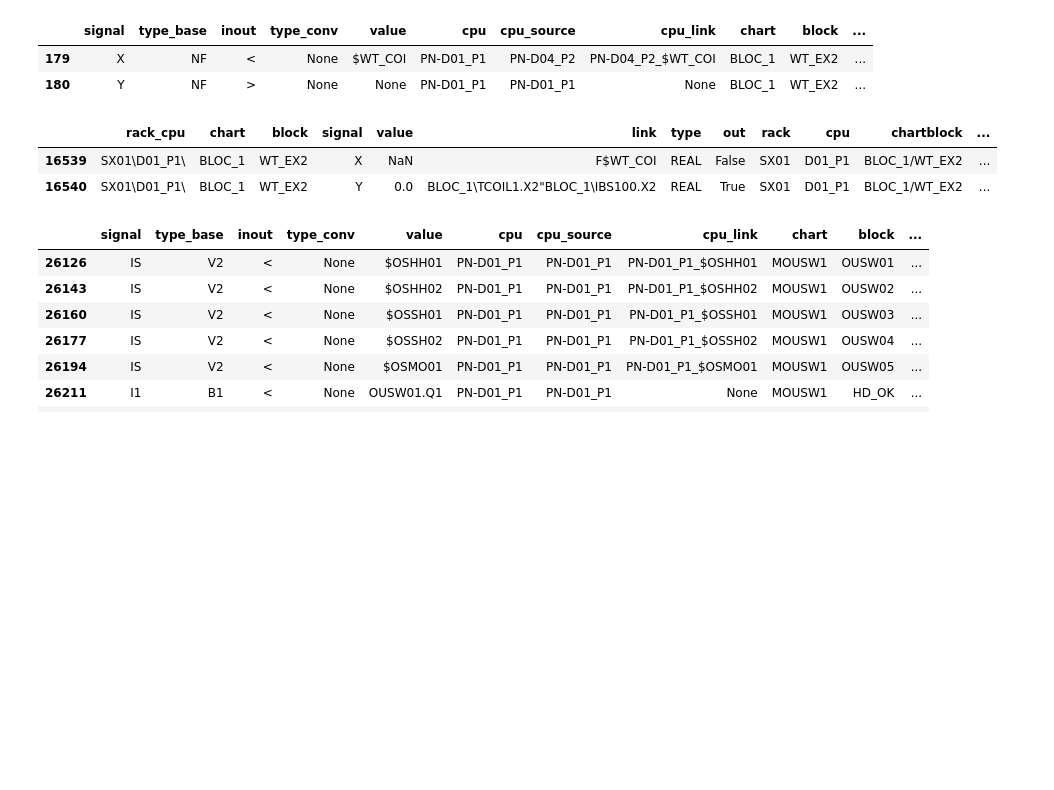
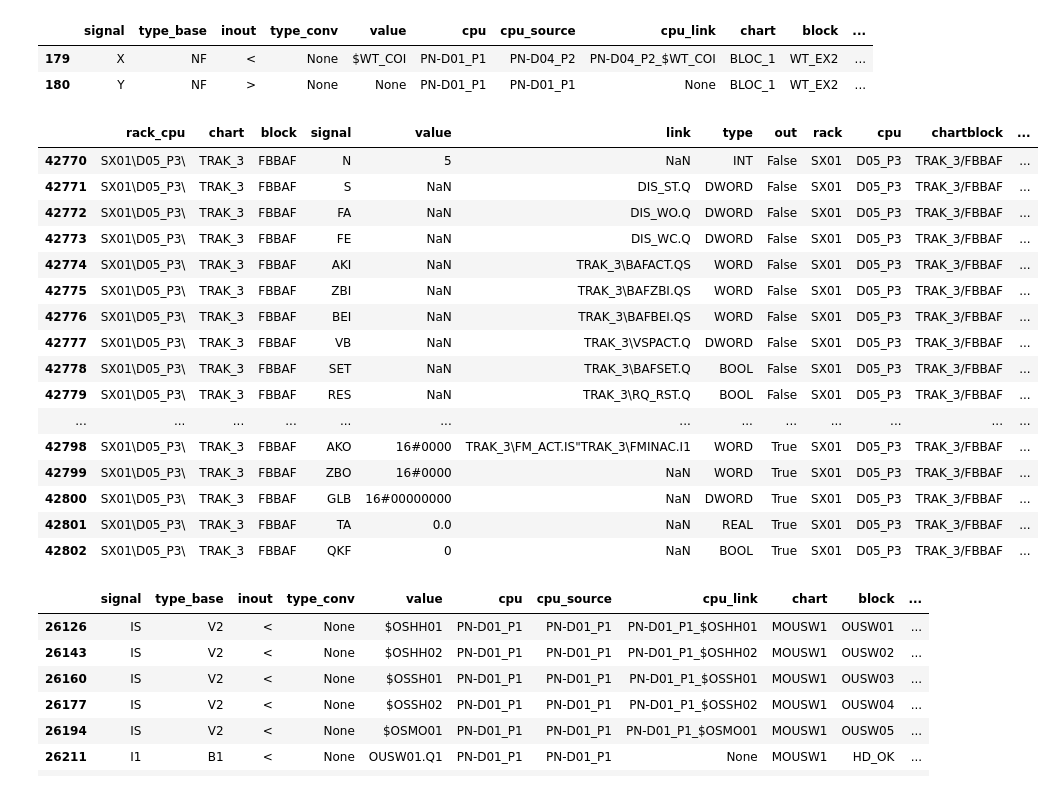
Before and after one commit to tunmustard/pi, a Jupyter notebook: comparator_advanced_combined.ipynb, the cells around one changed output. Cells and saved outputs as stored; diff of their text form; code cells hidden in the pictures; blank space fills up the shorter version.

```diff
--- a/comparator_advanced_combined.ipynb
+++ b/comparator_advanced_combined.ipynb
@@ -60,13 +60,13 @@ CSV_DELIMITER = "," #CAN BE ; or ,
 PATH_TO_DATA = '/notebooks/pinda/data'
 ###PATH #1
 #PATH_TO_STRUCG_1 = '/notebooks/pinda/data/eko/test_1'
-PATH_TO_STRUCG_1 = '/notebooks/pinda/data/eko/test_1'  #' ##debug
-#PATH_TO_STRUCG_1 = '/notebooks/pinda/data/alcanc16_07_2019'
+#PATH_TO_STRUCG_1 = '/notebooks/pinda/data/eko/test_1'  #' ##debug
+PATH_TO_STRUCG_1 = '/notebooks/pinda/data/eko/200117_after_tool'
 PATH_TO_TDC_DATA_1 = '' #AMEH_SX01_PS_20200130.csv
 ###PATH #2
 #PATH_TO_STRUCG_2 = '/notebooks/pinda/data/eko/test_2'
 PATH_TO_STRUCG_2 = ''
-PATH_TO_TDC_DATA_2 = 'AMEH_SX22_PS_20200217.csv'
+PATH_TO_TDC_DATA_2 = 'AMEH_SX01_PS_20200304.csv'
 
 PATH_TO_REPORTS = '/notebooks/pinda/reports'
 FILE_1_NAME_TEMP1 = '@source1_progress_bkup_1.csv'
@@ -77,7 +77,7 @@ FILE_2_NAME_TEMP2 = '@source2_progress_bkup_2.csv'
 FILE_2_NAME_TEMP3 = '@source2_progress_bkup_3.csv'
 
 #SD parsing parameters
-SD_RACK_NAMES = ['vx01']
+SD_RACK_NAMES = ['sx01']
 #SD_RACK_NAMES = ['tx01']
 IGNORE_CHART = ['@SIMD']
 
@@ -1252,11 +1262,25 @@ sd1_data_s3[(sd1_data_s3["chart"]=="BLOC_1")&(sd1_data_s3["block"]=="WT_EX2")]
 | 179 | X | NF | < | None | $WT_COI | PN-D01_P1 | PN-D04_P2 | PN-D04_P2_$WT_COI | BLOC_1 | WT_EX2 | ... |
 | 180 | Y | NF | > | None | None | PN-D01_P1 | PN-D01_P1 | None | BLOC_1 | WT_EX2 | ... |
 # %%
-tdc2_data_a1[(tdc2_data_a1["chart"]=="BLOC_1")&(tdc2_data_a1["block"]=="WT_EX2")]
+tdc2_data_a1[(tdc2_data_a1["chart"]=="TRAK_3")&(tdc2_data_a1["block"]=="FBBAF")]
 # %% [output]
 |  | rack_cpu | chart | block | signal | value | link | type | out | rack | cpu | chartblock | ... |
-| 16539 | SX01\D01_P1\ | BLOC_1 | WT_EX2 | X | NaN | F$WT_COI | REAL | False | SX01 | D01_P1 | BLOC_1/WT_EX2 | ... |
-| 16540 | SX01\D01_P1\ | BLOC_1 | WT_EX2 | Y | 0.0 | BLOC_1\TCOIL1.X2"BLOC_1\IBS100.X2 | REAL | True | SX01 | D01_P1 | BLOC_1/WT_EX2 | ... |
+| 42770 | SX01\D05_P3\ | TRAK_3 | FBBAF | N | 5 | NaN | INT | False | SX01 | D05_P3 | TRAK_3/FBBAF | ... |
+| 42771 | SX01\D05_P3\ | TRAK_3 | FBBAF | S | NaN | DIS_ST.Q | DWORD | False | SX01 | D05_P3 | TRAK_3/FBBAF | ... |
+| 42772 | SX01\D05_P3\ | TRAK_3 | FBBAF | FA | NaN | DIS_WO.Q | DWORD | False | SX01 | D05_P3 | TRAK_3/FBBAF | ... |
+| 42773 | SX01\D05_P3\ | TRAK_3 | FBBAF | FE | NaN | DIS_WC.Q | DWORD | False | SX01 | D05_P3 | TRAK_3/FBBAF | ... |
+| 42774 | SX01\D05_P3\ | TRAK_3 | FBBAF | AKI | NaN | TRAK_3\BAFACT.QS | WORD | False | SX01 | D05_P3 | TRAK_3/FBBAF | ... |
+| 42775 | SX01\D05_P3\ | TRAK_3 | FBBAF | ZBI | NaN | TRAK_3\BAFZBI.QS | WORD | False | SX01 | D05_P3 | TRAK_3/FBBAF | ... |
+| 42776 | SX01\D05_P3\ | TRAK_3 | FBBAF | BEI | NaN | TRAK_3\BAFBEI.QS | WORD | False | SX01 | D05_P3 | TRAK_3/FBBAF | ... |
+| 42777 | SX01\D05_P3\ | TRAK_3 | FBBAF | VB | NaN | TRAK_3\VSPACT.Q | DWORD | False | SX01 | D05_P3 | TRAK_3/FBBAF | ... |
+| 42778 | SX01\D05_P3\ | TRAK_3 | FBBAF | SET | NaN | TRAK_3\BAFSET.Q | BOOL | False | SX01 | D05_P3 | TRAK_3/FBBAF | ... |
+| 42779 | SX01\D05_P3\ | TRAK_3 | FBBAF | RES | NaN | TRAK_3\RQ_RST.Q | BOOL | False | SX01 | D05_P3 | TRAK_3/FBBAF | ... |
+| ... | ... | ... | ... | ... | ... | ... | ... | ... | ... | ... | ... | ... |
+| 42798 | SX01\D05_P3\ | TRAK_3 | FBBAF | AKO | 16#0000 | TRAK_3\FM_ACT.IS"TRAK_3\FMINAC.I1 | WORD | True | SX01 | D05_P3 | TRAK_3/FBBAF | ... |
+| 42799 | SX01\D05_P3\ | TRAK_3 | FBBAF | ZBO | 16#0000 | NaN | WORD | True | SX01 | D05_P3 | TRAK_3/FBBAF | ... |
+| 42800 | SX01\D05_P3\ | TRAK_3 | FBBAF | GLB | 16#00000000 | NaN | DWORD | True | SX01 | D05_P3 | TRAK_3/FBBAF | ... |
+| 42801 | SX01\D05_P3\ | TRAK_3 | FBBAF | TA | 0.0 | NaN | REAL | True | SX01 | D05_P3 | TRAK_3/FBBAF | ... |
+| 42802 | SX01\D05_P3\ | TRAK_3 | FBBAF | QKF | 0 | NaN | BOOL | True | SX01 | D05_P3 | TRAK_3/FBBAF | ... |
 # %%
 sd1_data_s3[(sd1_data_s3["chart"]=="MOUSW1")&(sd1_data_s3["inout"]=="<")]
 # %% [output]
```
Also changed, not shown: parts of 3 cells of this notebook.
